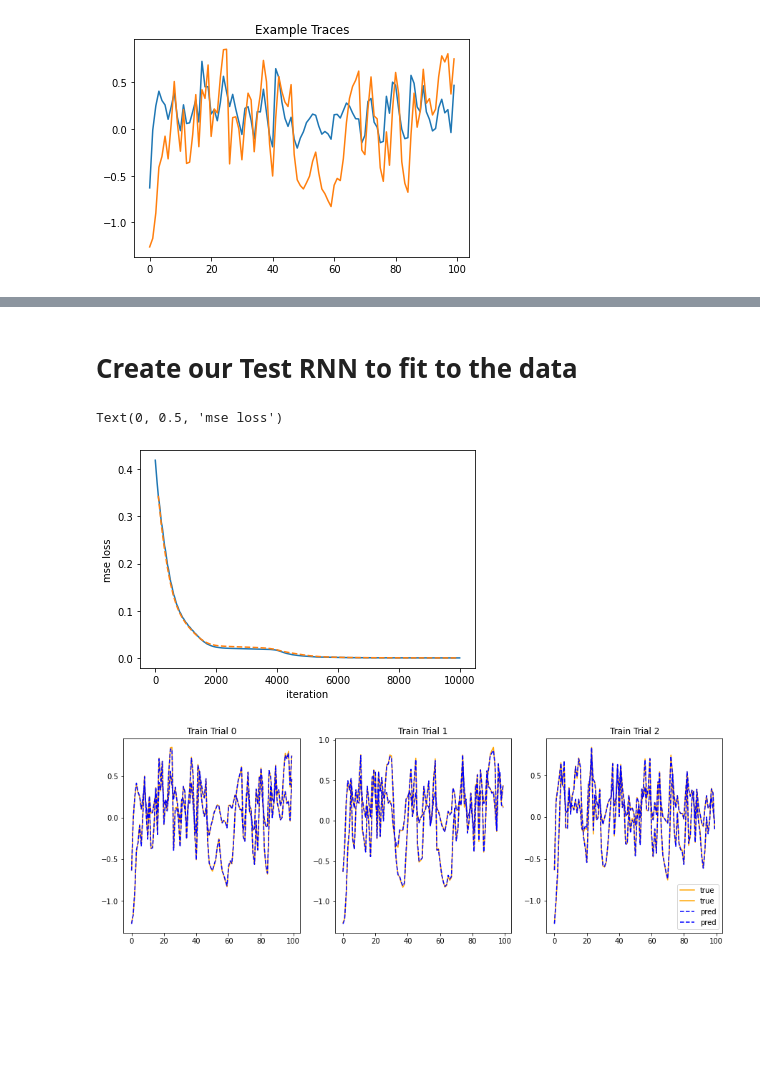
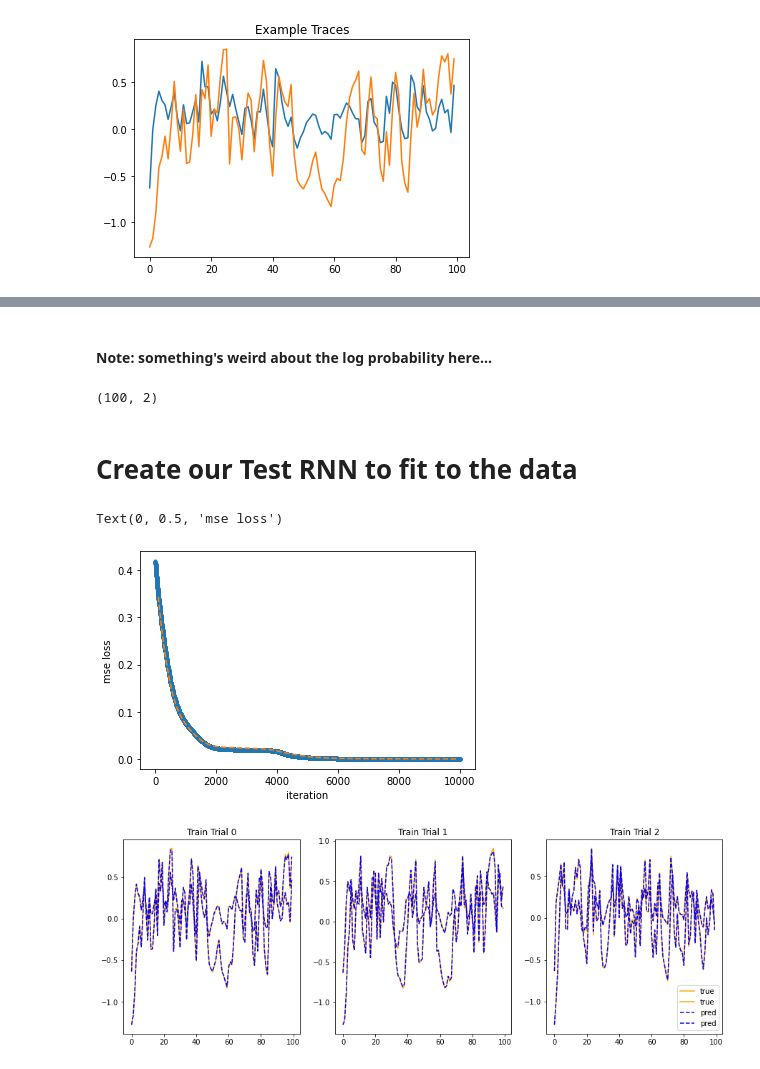
Before and after one commit to lindermanlab/ssm-jax, a Jupyter notebook: notebooks/scratch/rnn.ipynb, the cells around one changed output, grey strips where cells are left out. Cells and saved outputs as stored; diff of their text form; code cells hidden in the pictures; blank space fills up the shorter version.

```diff
--- a/notebooks/scratch/rnn.ipynb
+++ b/notebooks/scratch/rnn.ipynb
@@ -89,3 +95,9 @@ plt.show()
+# %% [markdown]
+#### Note: something's weird about the log probability here...
+# %%
+rnn.log_probability(test_states, test_dataset, covariates=test_inputs).shape
+# %% [output]
+(100, 2)
 # %% [markdown]
 # Create our Test RNN to fit to the data
 # %%
@@ -131,13 +143,13 @@ for epoch in tqdm(range(1, num_epochs + 1)):
     val_losses.append((epoch * i, val_loss))
 val_losses = np.array(val_losses)
 # %%
-plt.plot(train_losses, label="train")
+plt.plot(train_losses, '.', label="train")
 plt.plot(val_losses[:, 0], val_losses[:, 1], '--', label="val")
 plt.xlabel("iteration")
 plt.ylabel("mse loss")
 # %% [output]
 Text(0, 0.5, 'mse loss')
-[figure, old version]
+[figure, new version]
 # %%
 fit_rnn = opt.params_fn(opt_state)
 
```
Also changed, not shown: parts of 28 cells of this notebook, 2 other files.
